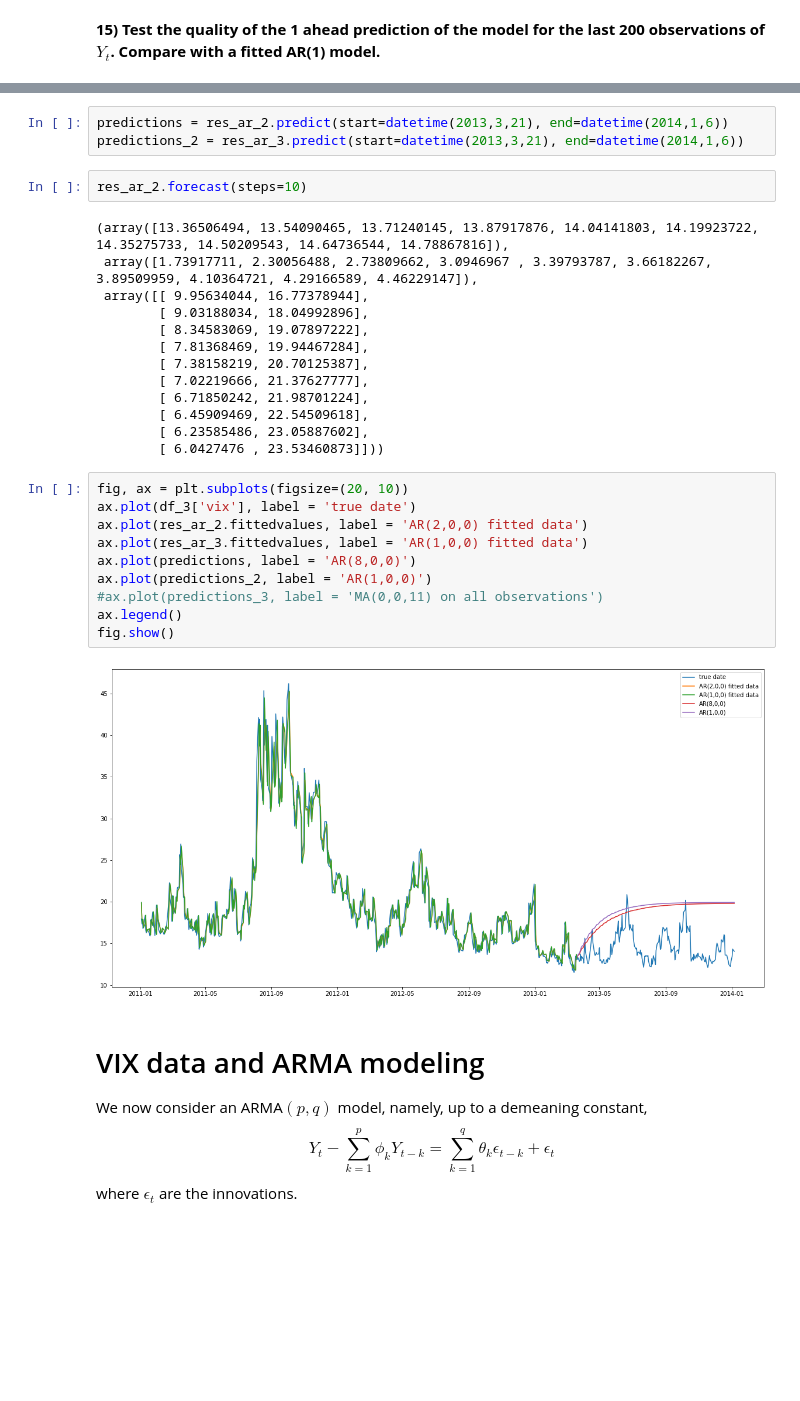
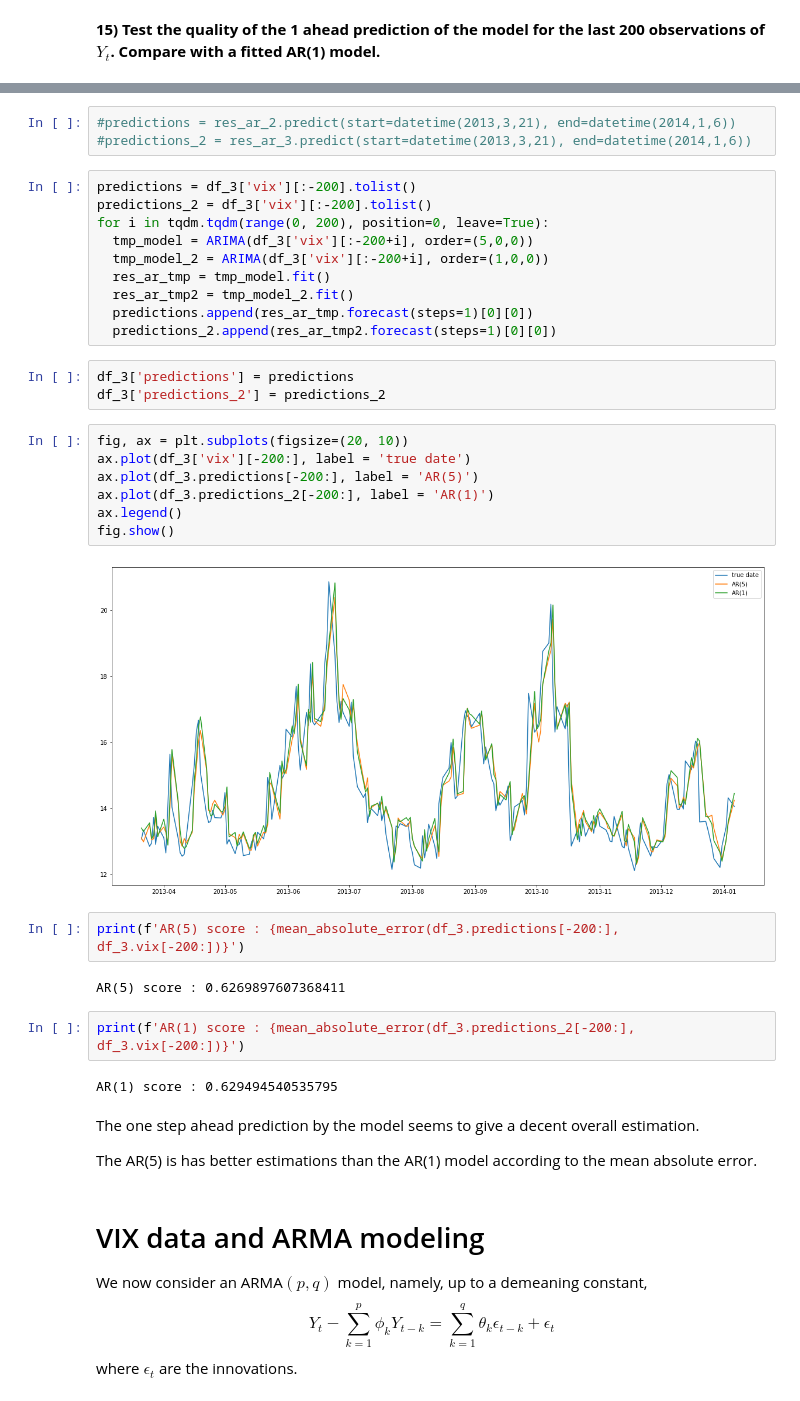
Before and after one commit to SushiFou/Time-Series---Financial-Data-, a Jupyter notebook: TP1_Time_Series_Kervella.ipynb, the cells around one changed output, grey strips where cells are left out. Drawn from its saved outputs; the diff is of its cells as text; blank space fills up the shorter version.

```diff
--- a/TP1_Time_Series_Kervella.ipynb
+++ b/TP1_Time_Series_Kervella.ipynb
@@ -795,33 +713,40 @@ Freq: C, Name: vix, Length: 200, dtype: float64
 # %%
-predictions = res_ar_2.predict(start=datetime(2013,3,21), end=datetime(2014,1,6))
-predictions_2 = res_ar_3.predict(start=datetime(2013,3,21), end=datetime(2014,1,6))
+#predictions = res_ar_2.predict(start=datetime(2013,3,21), end=datetime(2014,1,6))
+#predictions_2 = res_ar_3.predict(start=datetime(2013,3,21), end=datetime(2014,1,6))
-# %%
-res_ar_2.forecast(steps=10)
-# %% [output]
-(array([13.36506494, 13.54090465, 13.71240145, 13.87917876, 14.04141803, 14.19923722, 14.35275733, 14.50209543, 14.64736544, 14.78867816]),
- array([1.73917711, 2.30056488, 2.73809662, 3.0946967 , 3.39793787, 3.66182267, 3.89509959, 4.10364721, 4.29166589, 4.46229147]),
- array([[ 9.95634044, 16.77378944],
-        [ 9.03188034, 18.04992896],
-        [ 8.34583069, 19.07897222],
-        [ 7.81368469, 19.94467284],
-        [ 7.38158219, 20.70125387],
-        [ 7.02219666, 21.37627777],
-        [ 6.71850242, 21.98701224],
-        [ 6.45909469, 22.54509618],
-        [ 6.23585486, 23.05887602],
-        [ 6.0427476 , 23.53460873]]))
+# %%
+predictions = df_3['vix'][:-200].tolist()
+predictions_2 = df_3['vix'][:-200].tolist()
+for i in tqdm.tqdm(range(0, 200), position=0, leave=True):
+  tmp_model = ARIMA(df_3['vix'][:-200+i], order=(5,0,0))
+  tmp_model_2 = ARIMA(df_3['vix'][:-200+i], order=(1,0,0))
+  res_ar_tmp = tmp_model.fit()
+  res_ar_tmp2 = tmp_model_2.fit()
+  predictions.append(res_ar_tmp.forecast(steps=1)[0][0])
+  predictions_2.append(res_ar_tmp2.forecast(steps=1)[0][0])
+# %%
+df_3['predictions'] = predictions
+df_3['predictions_2'] = predictions_2
 # %%
 fig, ax = plt.subplots(figsize=(20, 10))
-ax.plot(df_3['vix'], label = 'true date')
-ax.plot(res_ar_2.fittedvalues, label = 'AR(2,0,0) fitted data')
-ax.plot(res_ar_3.fittedvalues, label = 'AR(1,0,0) fitted data')
-ax.plot(predictions, label = 'AR(8,0,0)')
-ax.plot(predictions_2, label = 'AR(1,0,0)')
-#ax.plot(predictions_3, label = 'MA(0,0,11) on all observations')
+ax.plot(df_3['vix'][-200:], label = 'true date')
+ax.plot(df_3.predictions[-200:], label = 'AR(5)')
+ax.plot(df_3.predictions_2[-200:], label = 'AR(1)')
 ax.legend()
 fig.show()
 # %% [output]
-[figure, old version]
+[figure, new version]
+# %%
+print(f'AR(5) score : {mean_absolute_error(df_3.predictions[-200:], df_3.vix[-200:])}')
+# %% [output]
+AR(5) score : 0.6269897607368411
+# %%
+print(f'AR(1) score : {mean_absolute_error(df_3.predictions_2[-200:], df_3.vix[-200:])}')
+# %% [output]
+AR(1) score : 0.629494540535795
+# %% [markdown]
+The one step ahead prediction by the model seems to give a decent overall estimation.
+
+The AR(5) is has better estimations than the AR(1) model according to the mean absolute error.
 # %% [markdown]
 # VIX data and ARMA modeling #
 We now consider an ARMA$(p,q)$ model, namely, up to a demeaning constant,
```
Also changed, not shown: parts of 62 cells of this notebook.
